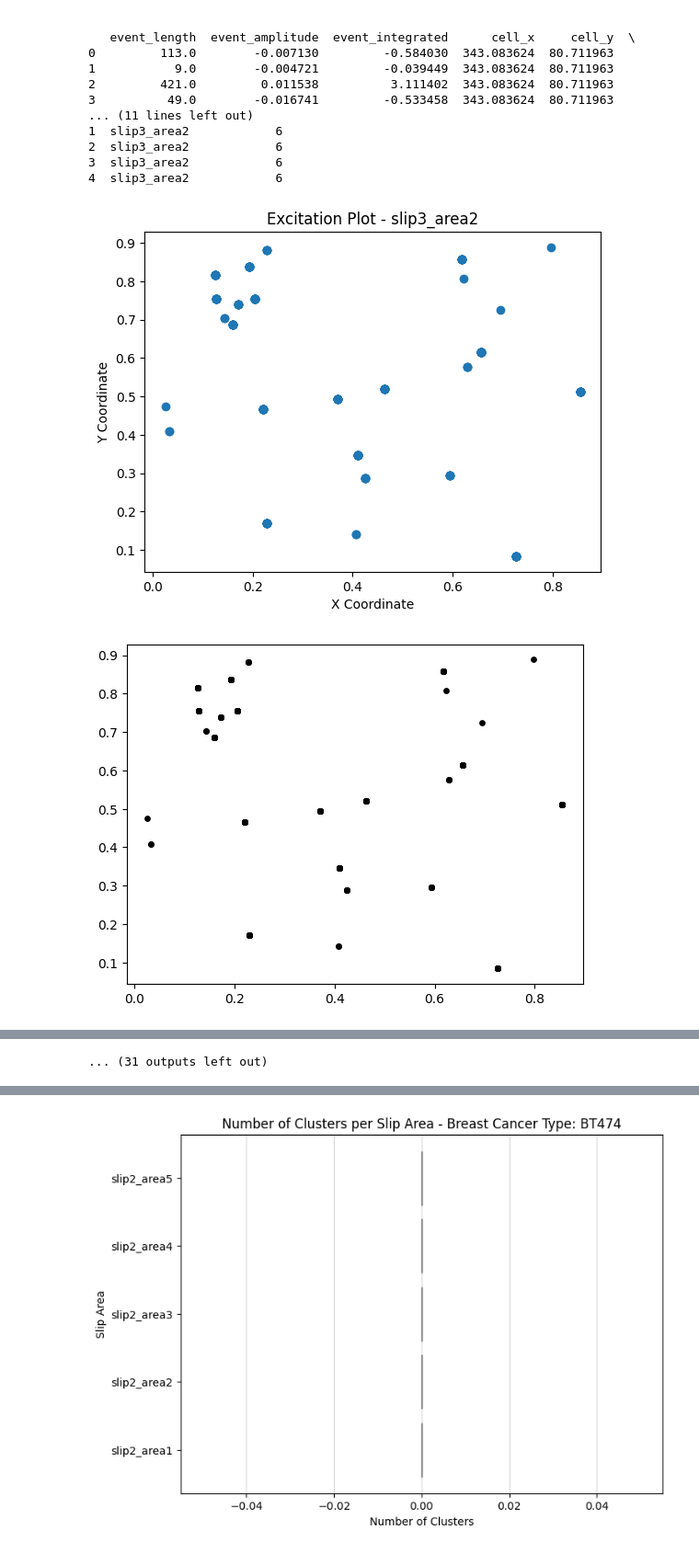
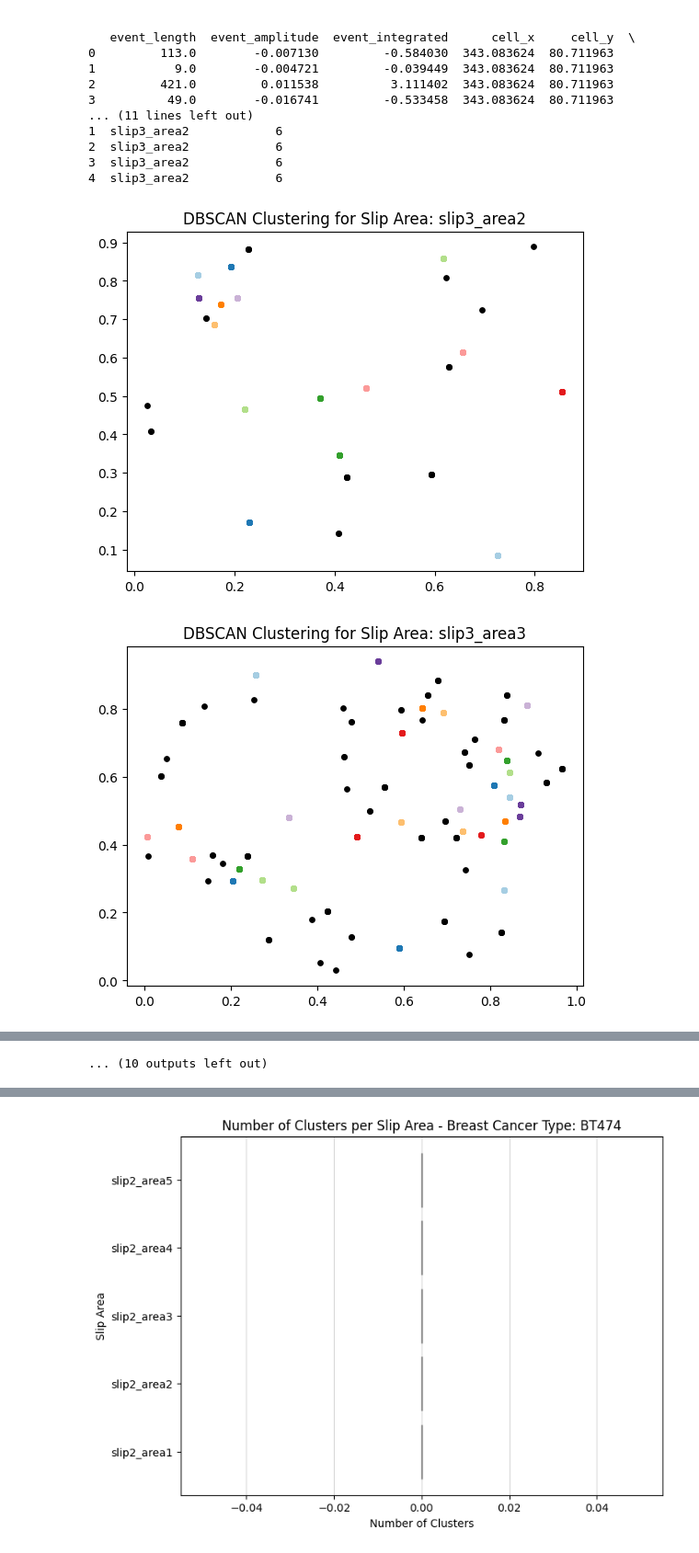
Before and after one commit to Breast-cancer-analysis/ST-DBSCAN, a Jupyter notebook: ST-DBSCAN.ipynb, the cells around one changed output, grey strips where cells are left out. Shown at 92% size. Saved outputs shown, nothing was run; the diff lists cells and outputs as text; code cells hidden in the pictures.

```diff
--- a/ST-DBSCAN.ipynb
+++ b/ST-DBSCAN.ipynb
@@ -87,38 +87,39 @@ def plot(coord_values, labels):
 
 # Perform ST-DBSCAN for each slip area
 slip_area_combinations_468 = data_468['Slip_Area'].unique()
 num_clusters_468 = []
 
 for slip_area in slip_area_combinations_468:
     subset = data_468[data_468['Slip_Area'] == slip_area]
 
     # Plot for each slip
-    plt.scatter(subset['X'], subset['Y'])
-    plt.title(f'Excitation Plot - {slip_area}')
-    plt.xlabel('X Coordinate')
-    plt.ylabel('Y Coordinate')
-    plt.show()
+    # plt.scatter(subset['X'], subset['Y'])
+    # plt.title(f'Excitation Plot - {slip_area}')
+    # plt.xlabel('X Coordinate')
+    # plt.ylabel('Y Coordinate')
+    # plt.show()
 
-    st_dbscan_468 = ST_DBSCAN(eps1=0.03, eps2=100, min_samples=6)
+    st_dbscan_468 = ST_DBSCAN(eps1=0.01, eps2=2000, min_samples=6)
     #eps1 = distance radius, eps2  = time radius, min_samples = min number of points for a core point
     #to calculate optimum min_sample, use 2*dimensions(D), hence for three dimensions, use 6
     coord_values_468 = subset.iloc[:, :-1]  # Select columns 0, 1, and 2
     st_dbscan_468.fit(coord_values_468)
 
     cluster_labels_468 = st_dbscan_468.labels
 
     # Plot clusters for each slip area
+    plt.title("DBSCAN Clustering for Slip Area: " + slip_area)
     plot(coord_values_468.iloc[:, 1:], cluster_labels_468)
     num_clusters_468.append(len(np.unique(cluster_labels_468[cluster_labels_468 != -1])))
 
 # Plot histogram
 plt.figure(figsize=(8, 6))
 plt.barh(slip_area_combinations_468, num_clusters_468, color='skyblue', edgecolor='black')
 plt.xlabel('Number of Clusters')
 plt.ylabel('Slip Area')
 plt.title(f'Number of Clusters per Slip Area - Breast Cancer Type: L468')
 plt.grid(axis='x', alpha=0.5)
 plt.show()
 # %% [output]
-[figure, old version]
+[figure, new version]
-[figure, old version]
+[figure, new version]
@@ -135,4 +136,4 @@ plt.show()
-... (31 outputs left out)
+... (10 outputs left out)
 # %%
 from sklearn.neighbors import NearestNeighbors
 from kneed import KneeLocator
```
Also changed, not shown: parts of 4 cells of this notebook, 3 other files.
